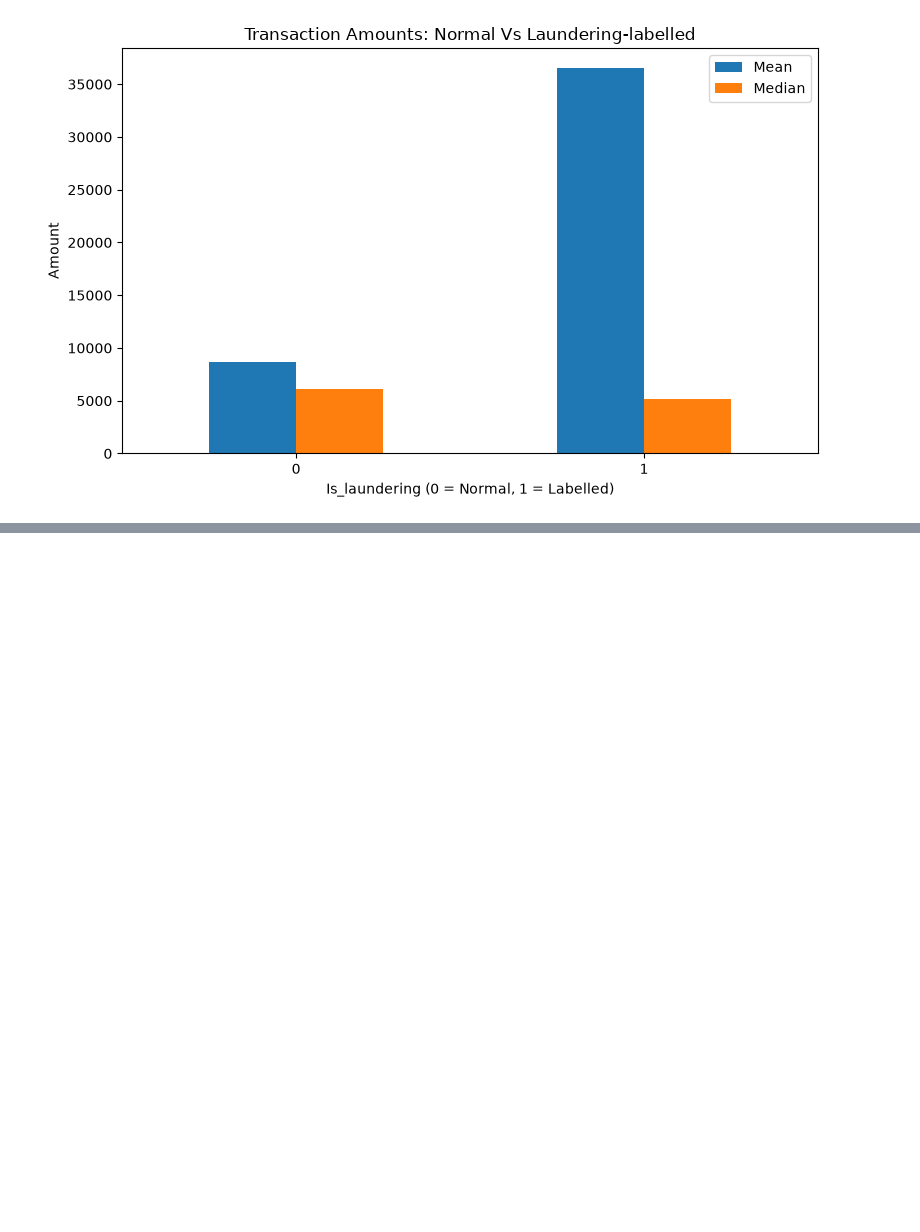
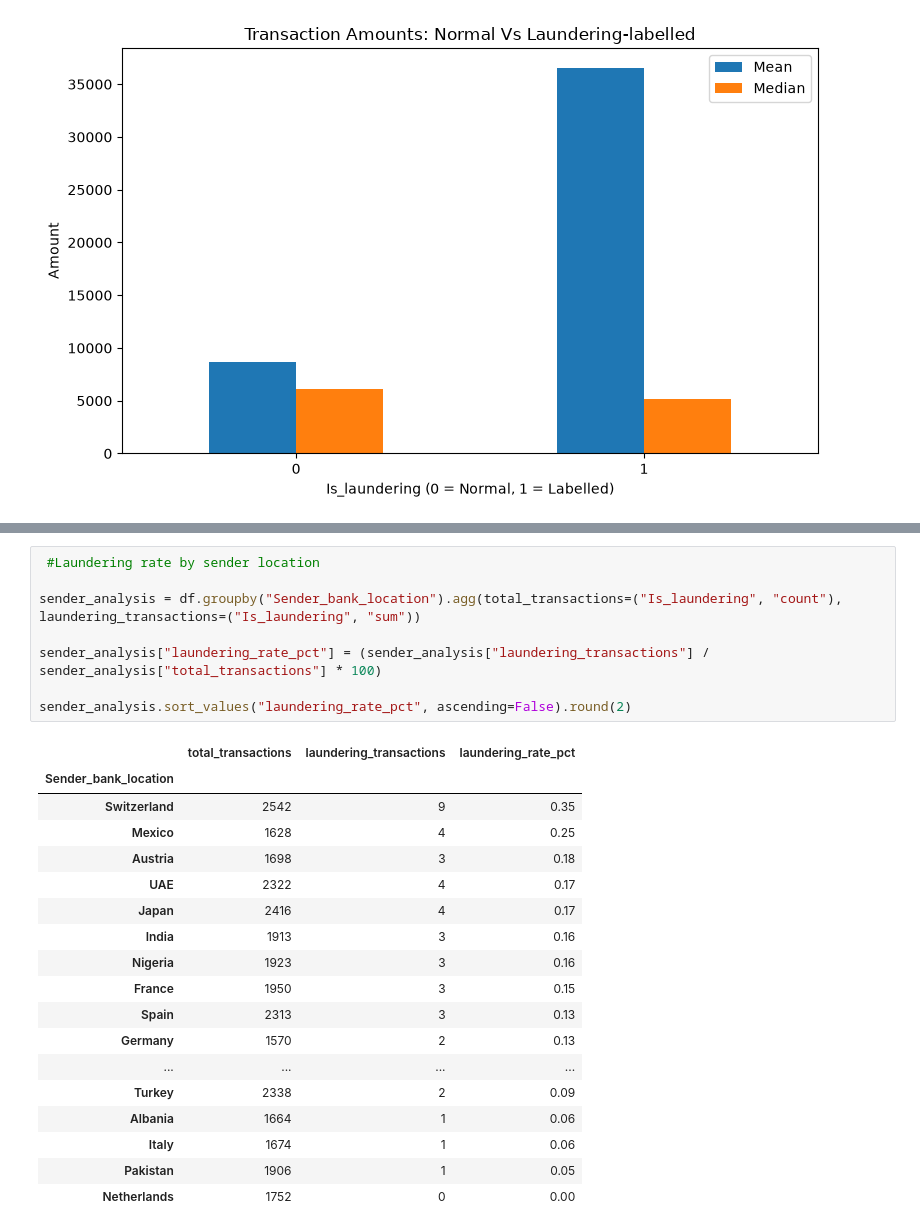
Before and after one commit to Ashutoshp-19/aml-transaction-monitering, a Jupyter notebook: 01_data-exploration.ipynb, the cells around one changed output, grey strips where cells are left out. Saved outputs shown, nothing was run; the diff lists cells and outputs as text; blank space fills up the shorter version.

```diff
--- a/01_data-exploration.ipynb
+++ b/01_data-exploration.ipynb
@@ -92,0 +184,27 @@ plt.show()
+# %%
+ #Laundering rate by sender location
+
+sender_analysis = df.groupby("Sender_bank_location").agg(total_transactions=("Is_laundering", "count"), laundering_transactions=("Is_laundering", "sum"))
+
+sender_analysis["laundering_rate_pct"] = (sender_analysis["laundering_transactions"] / sender_analysis["total_transactions"] * 100)
+
+sender_analysis.sort_values("laundering_rate_pct", ascending=False).round(2)
+# %% [output]
+|  | total_transactions | laundering_transactions | laundering_rate_pct |
+| Sender_bank_location |  |  |  |
+| Switzerland | 2542 | 9 | 0.35 |
+| Mexico | 1628 | 4 | 0.25 |
+| Austria | 1698 | 3 | 0.18 |
+| UAE | 2322 | 4 | 0.17 |
+| Japan | 2416 | 4 | 0.17 |
+| India | 1913 | 3 | 0.16 |
+| Nigeria | 1923 | 3 | 0.16 |
+| France | 1950 | 3 | 0.15 |
+| Spain | 2313 | 3 | 0.13 |
+| Germany | 1570 | 2 | 0.13 |
+| ... | ... | ... | ... |
+| Turkey | 2338 | 2 | 0.09 |
+| Albania | 1664 | 1 | 0.06 |
+| Italy | 1674 | 1 | 0.06 |
+| Pakistan | 1906 | 1 | 0.05 |
+| Netherlands | 1752 | 0 | 0.00 |
```
Also changed, not shown: parts of 10 cells of this notebook, 1 other file.
